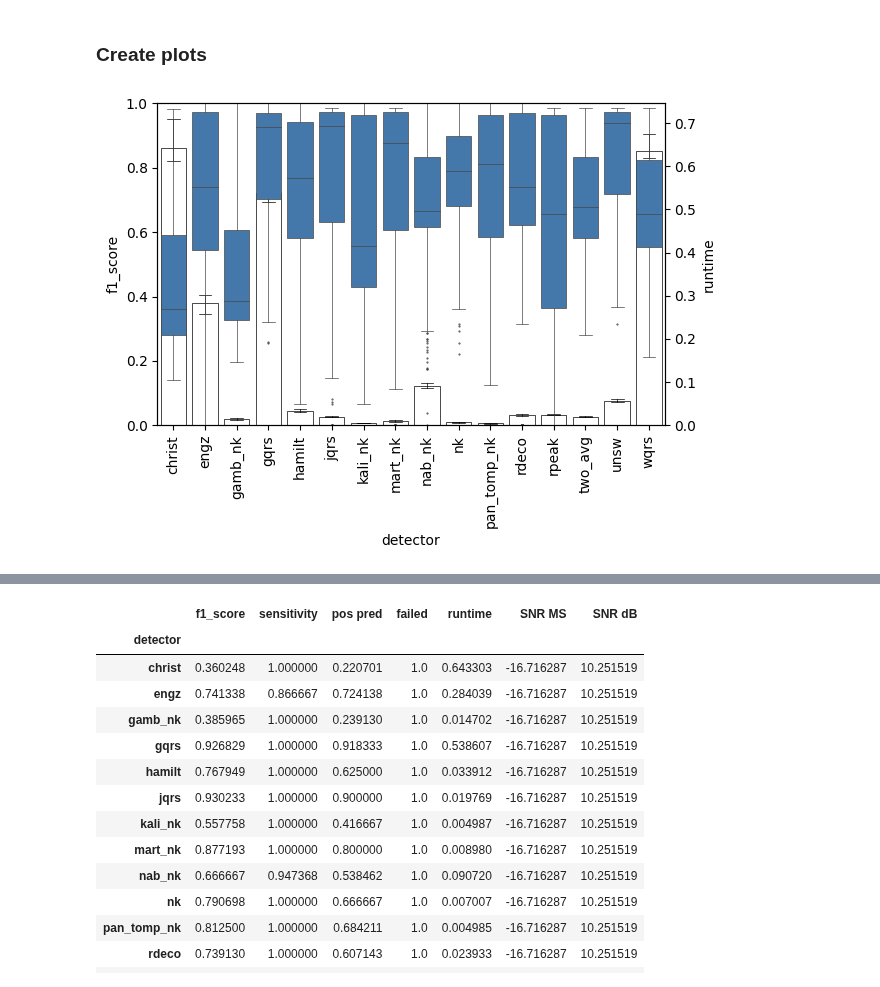
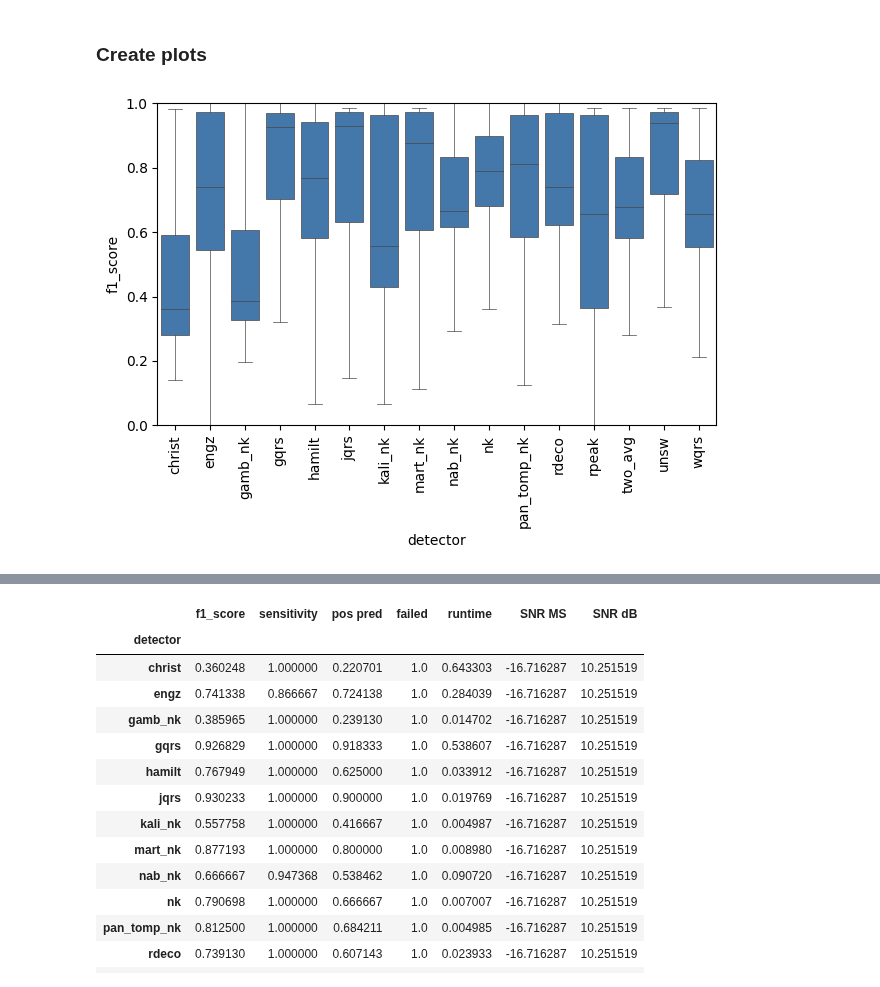
Before and after one commit to floriankri/ecg_detector_assessment, a Jupyter notebook: Playground/playground.ipynb, the cells around one changed output, grey strips where cells are left out. Drawn from its saved outputs; the diff is of its cells as text; code cells hidden in the pictures.

```diff
--- a/Playground/playground.ipynb
+++ b/Playground/playground.ipynb
@@ -818,6 +822,35 @@ detectors.append(nabian2018_detector) # neurokit detector, new
 detectors.append(martinez2003_detector) # neurokit detector, new
 detectors.append(gamboa2008_detector) # neurokit detector, new
 # detectors.append(rodrigues2021_detector) # neurokit detector, fails often and does not give the best results if it works
+# %%
+detector_implementation = {
+    'gqrs': 'Python',
+    'jqrs': 'MATLAB',
+    'visgraph': 'Python',
+    'rpeak': 'MATLAB',
+    'rdeco': 'MATLAB',
+    'unsw': 'MATLAB',
+    'two_avg': 'Python',
+    'match_fil': 'Python',
+    'swt': 'Python',
+    'engz': 'Python',
+    'christ': 'Python',
+    'hamilt': 'Python',
+    'pan_tomp': 'Python',
+    'wqrs': 'Python',
+    'nk': 'Python',
+    'pan_tomp_nk': 'Python',
+    'nab_nk': 'Python',
+    'ham_nk': 'Python',
+    'mart_nk': 'Python',
+    'zong_nk': 'Python',
+    'chris_nk': 'Python',
+    'gamb_nk': 'Python',
+    'elg_nk': 'Python',
+    'engz_nk': 'Python',
+    'kali_nk': 'Python',
+    'rodr_nk': 'Python',
+}
 # %% [markdown]
 ## Predict QRS Complexes
 All algorithms are run and the resulting QRS complexes are saved in vectors.
@@ -1119,20 +1154,16 @@ data_synth['failed'] = data_synth['failed'].map({'True':True,'False':False})
 data_synth.sort_values(by='detector',inplace=True)
 # %% [markdown]
 ### Create plots
-# %%
-fig, ax = plt.subplots()
-ax2 = ax.twinx()
-sns.boxplot(x='detector', y='f1_score', data=data_synth,ax=ax2,saturation=1,linewidth=0.5,flierprops=flierprops, color=cmap[0])
-sns.barplot(data=data_synth, x="detector", y="runtime", ax=ax,errorbar=("pi", 50), capsize=.4, errcolor="0",linewidth=.5, errwidth=.5,edgecolor="0", facecolor=(0, 0, 0, 0),estimator=np.median)
-ax.tick_params(axis='x', rotation=90)
-ax2.set_ylim(bottom=0, top=1)
-#sns.move_legend(ax2, "upper center", bbox_to_anchor=(.5, -0.25),frameon=False,title=None)
-#ax2.grid(axis='y',linestyle='dotted')
-ax.yaxis.tick_right()
-ax.yaxis.set_label_position("right")
-ax2.yaxis.tick_left()
-ax2.yaxis.set_label_position("left")
-plt.tight_layout()
-pass
-# %% [output]
-[figure, removed]
+# %%
+data_plot = data_synth
+x = 'detector'
+y = 'f1_score'
+
+fig, ax = plt.subplots()
+sns.boxplot(x='detector', y='f1_score', data=data_synth,ax=ax,saturation=saturation,linewidth=linewidth,flierprops=flierprops, color=cmap[0],showfliers=False)
+ax.tick_params(axis='x', rotation=90)
+ax.set_ylim(bottom=0, top=1)
+plt.tight_layout()
+pass
+# %% [output]
+[figure, added]
```
Also changed, not shown: parts of 8 cells of this notebook, 3 other files.
